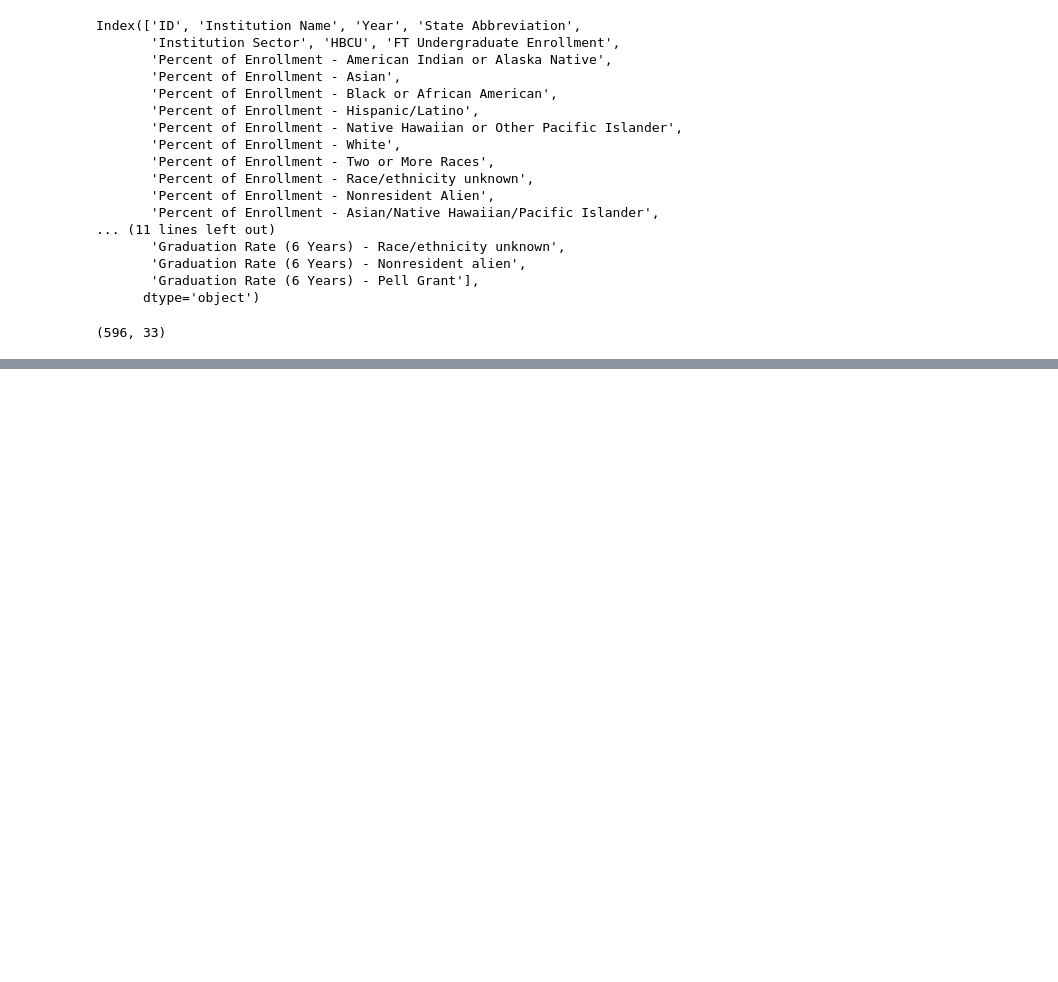
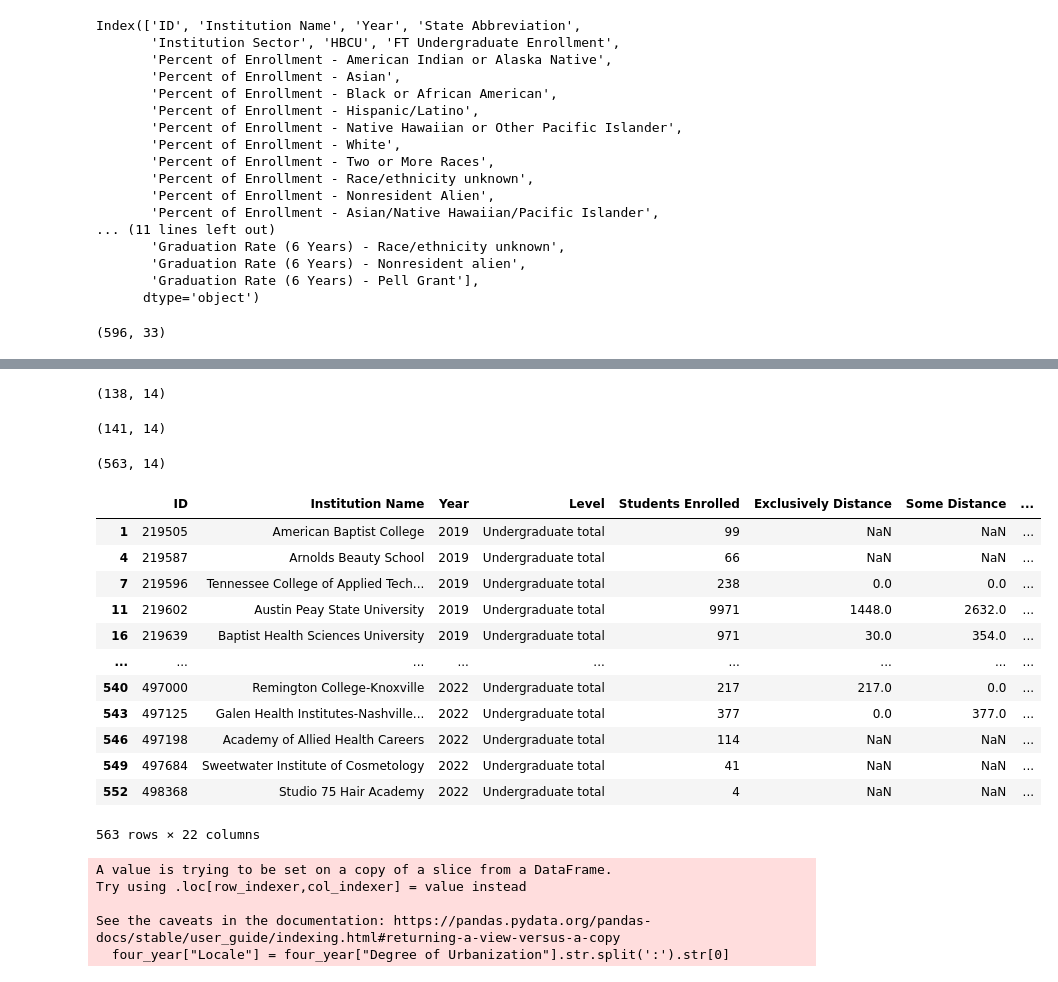
Before and after one commit to maryam-muhammad-0/TNEducationCapstone, a Jupyter notebook: notebooks/Capstone.ipynb, the cells around one changed output, grey strips where cells are left out. Saved outputs shown, nothing was run; the diff lists cells and outputs as text; code cells hidden in the pictures; blank space fills up the shorter version.

```diff
--- a/notebooks/Capstone.ipynb
+++ b/notebooks/Capstone.ipynb
@@ -314,0 +357,20 @@ all_data.to_excel("C:/Users/marya/Documents/DA11/Python/projects/Capstone Data/d
+# %%
+udg_2021 = udg_2021.rename(columns={'unitid':'ID', 'institution name':'Institution Name','year':'Year','EF2021A_DIST_RV.Level of student': 'Level', 'EF2021A_DIST_RV.All students enrolled':'Students Enrolled',
+'EF2021A_DIST_RV.Students enrolled exclusively in distance education courses': 'Exclusively Distance','EF2021A_DIST_RV.Students enrolled in some but not all distance education courses':'Some Distance',
+'EF2021A_DIST_RV.Student not enrolled in any distance education courses':'No Distance',
+'EF2021A_DIST_RV.Students enrolled exclusively in distance education courses and are located in same state/jurisdiction as institution':'Exclusively Distance, Same State',
+'EF2021A_DIST_RV.Students enrolled exclusively in distance education courses and are located in U.S., not in same state/jurisdiction as institution':'Exclusively Distance, Not Same State',
+'EF2021A_DIST_RV.Students enrolled exclusively in distance education courses and are located in U.S., state/jurisdiction unknown':'Exclusively Distance, US, State Unknown',
+'EF2021A_DIST_RV.Students enrolled exclusively in distance education courses and are located outside U.S.':'Exclusively Distance, Outside U.S.',
+'EF2021A_DIST_RV.Students enrolled exclusively in distance education courses and location of student unknown/not reported':'Exclusively Distance, Unknown Location or Not Reported',
+'IDX_EF':'IDX'})
+# %%
+udg_2022 = udg_2022.rename(columns={'unitid':'ID', 'institution name':'Institution Name','year':'Year','EF2022A_DIST.Level of student': 'Level', 'EF2022A_DIST.All students enrolled':'Students Enrolled',
+'EF2022A_DIST.Students enrolled exclusively in distance education courses': 'Exclusively Distance','EF2022A_DIST.Students enrolled in some but not all distance education courses':'Some Distance',
+'EF2022A_DIST.Student not enrolled in any distance education courses':'No Distance',
+'EF2022A_DIST.Students enrolled exclusively in distance education courses and are located in same state/jurisdiction as institution':'Exclusively Distance, Same State',
+'EF2022A_DIST.Students enrolled exclusively in distance education courses and are located in U.S., not in same state/jurisdiction as institution':'Exclusively Distance, Not Same State',
+'EF2022A_DIST.Students enrolled exclusively in distance education courses and are located in U.S., state/jurisdiction unknown':'Exclusively Distance, US, State Unknown',
+'EF2022A_DIST.Students enrolled exclusively in distance education courses and are located outside U.S.':'Exclusively Distance, Outside U.S.',
+'EF2022A_DIST.Students enrolled exclusively in distance education courses and location of student unknown/not reported':'Exclusively Distance, Unknown Location or Not Reported',
+'IDX_EF':'IDX'})
@@ -314,0 +385,39 @@ all_data.to_excel("C:/Users/marya/Documents/DA11/Python/projects/Capstone Data/d
+# %%
+udg_2021.shape
+# %% [output]
+(138, 14)
+# %%
+udg_2022.shape
+# %% [output]
+(141, 14)
+# %%
+udg_data = pd.concat([udg_2019,udg_2020,udg_2021,udg_2022])
+# %%
+udg_data.shape
+# %% [output]
+(563, 14)
+# %%
+udg_data['% Exclusively Distance'] = udg_data['Exclusively Distance'] / udg_data['Students Enrolled'] * 100
+udg_data['% Some Distance'] = udg_data['Some Distance'] / udg_data['Students Enrolled'] * 100
+udg_data['% No Distance'] = udg_data['No Distance'] / udg_data['Students Enrolled'] * 100
+udg_data['% Exclusively Distance, Same State'] = udg_data['Exclusively Distance, Same State'] / udg_data['Students Enrolled'] * 100
+udg_data['% Exclusively Distance, Not Same State'] = udg_data['Exclusively Distance, Not Same State'] / udg_data['Students Enrolled'] * 100
+udg_data['% Exclusively Distance, State Unknown'] = udg_data['Exclusively Distance, US, State Unknown'] / udg_data['Students Enrolled'] * 100
+udg_data['% Exclusively Distance, Outside U.S.'] = udg_data['Exclusively Distance, Outside U.S.'] / udg_data['Students Enrolled'] * 100
+udg_data['% Exclusively Distance, Unknown Location or Not Reported'] = udg_data['Exclusively Distance, Unknown Location or Not Reported'] / udg_data['Students Enrolled'] * 100
+# %%
+udg_data
+# %% [output]
+|  | ID | Institution Name | Year | Level | Students Enrolled | Exclusively Distance | Some Distance | ... |
+| 1 | 219505 | American Baptist College | 2019 | Undergraduate total | 99 | NaN | NaN | ... |
+| 4 | 219587 | Arnolds Beauty School | 2019 | Undergraduate total | 66 | NaN | NaN | ... |
+| 7 | 219596 | Tennessee College of Applied Tech... | 2019 | Undergraduate total | 238 | 0.0 | 0.0 | ... |
+| 11 | 219602 | Austin Peay State University | 2019 | Undergraduate total | 9971 | 1448.0 | 2632.0 | ... |
+| 16 | 219639 | Baptist Health Sciences University | 2019 | Undergraduate total | 971 | 30.0 | 354.0 | ... |
+| ... | ... | ... | ... | ... | ... | ... | ... | ... |
+| 540 | 497000 | Remington College-Knoxville | 2022 | Undergraduate total | 217 | 217.0 | 0.0 | ... |
+| 543 | 497125 | Galen Health Institutes-Nashville... | 2022 | Undergraduate total | 377 | 0.0 | 377.0 | ... |
+| 546 | 497198 | Academy of Allied Health Careers | 2022 | Undergraduate total | 114 | NaN | NaN | ... |
+| 549 | 497684 | Sweetwater Institute of Cosmetology | 2022 | Undergraduate total | 41 | NaN | NaN | ... |
+| 552 | 498368 | Studio 75 Hair Academy | 2022 | Undergraduate total | 4 | NaN | NaN | ... |
+563 rows × 22 columns
@@ -314,0 +432,8 @@ all_data.to_excel("C:/Users/marya/Documents/DA11/Python/projects/Capstone Data/d
+# %%
+four_year["Locale"] = four_year["Degree of Urbanization"].str.split(':').str[0]
+# %% [output]
+A value is trying to be set on a copy of a slice from a DataFrame.
+Try using .loc[row_indexer,col_indexer] = value instead
+
+See the caveats in the documentation: https://pandas.pydata.org/pandas-docs/stable/user_guide/indexing.html#returning-a-view-versus-a-copy
+  four_year["Locale"] = four_year["Degree of Urbanization"].str.split(':').str[0]
```
Also changed, not shown: parts of 30 cells of this notebook.
